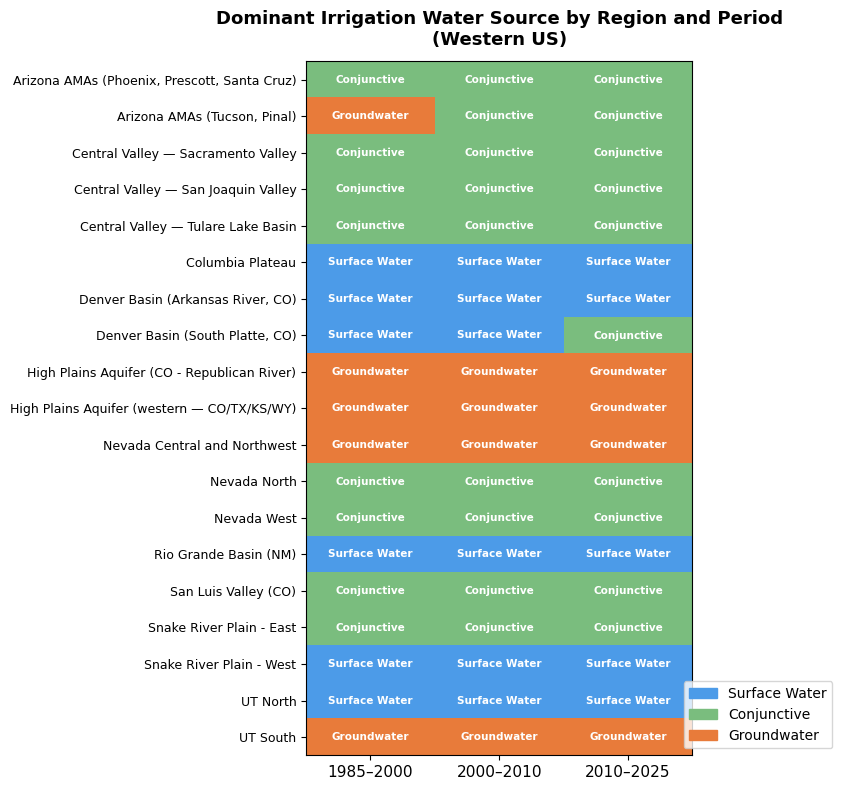
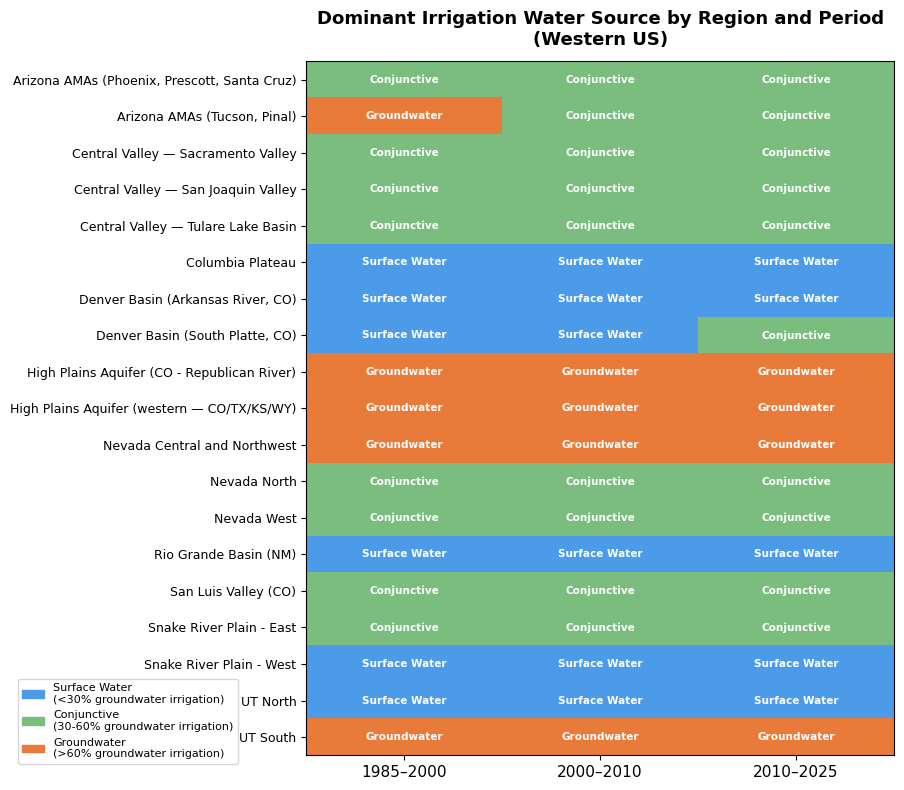
The change to this notebook cell's code, shown as a diff; its figure went from the first image to the second:
--- before
+++ after
@@ -6,5 +6,7 @@
 
 source_colors = [color_sw, color_cj, color_gw]
-source_labels  = ['Surface Water', 'Conjunctive', 'Groundwater']
+source_labels  = ['Surface Water\n(<30% groundwater irrigation)', 
+                  'Conjunctive\n(30-60% groundwater irrigation)', 
+                  'Groundwater\n(>60% groundwater irrigation)']
 
 def src_to_num(label):
@@ -41,5 +43,5 @@
 
 patches = [mpatches.Patch(color=c, label=l) for c, l in zip(source_colors, source_labels)]
-ax.legend(handles=patches, loc='lower right', bbox_to_anchor=(1.38, 0), fontsize=10)
+ax.legend(handles=patches, loc='lower left', bbox_to_anchor=(-0.5, -0.02), fontsize=8)
 
 plt.tight_layout()

Commit: minor